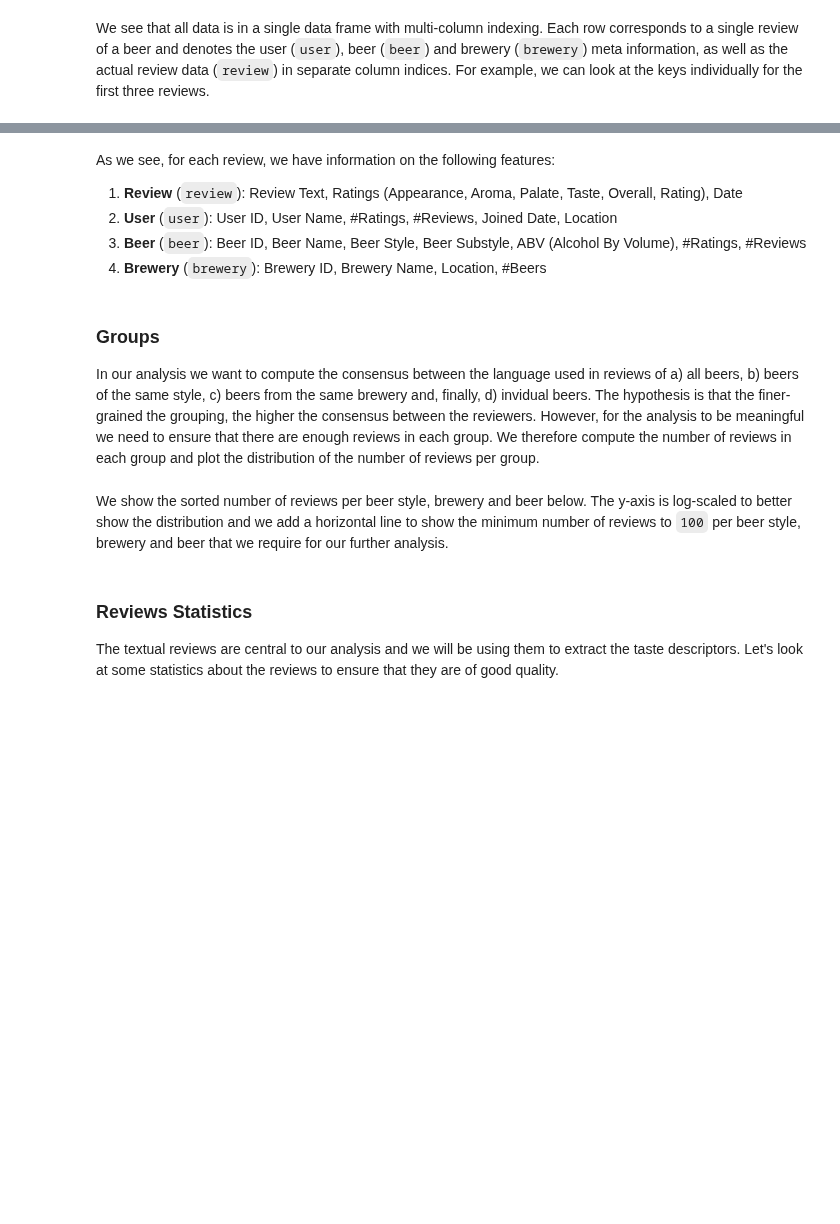
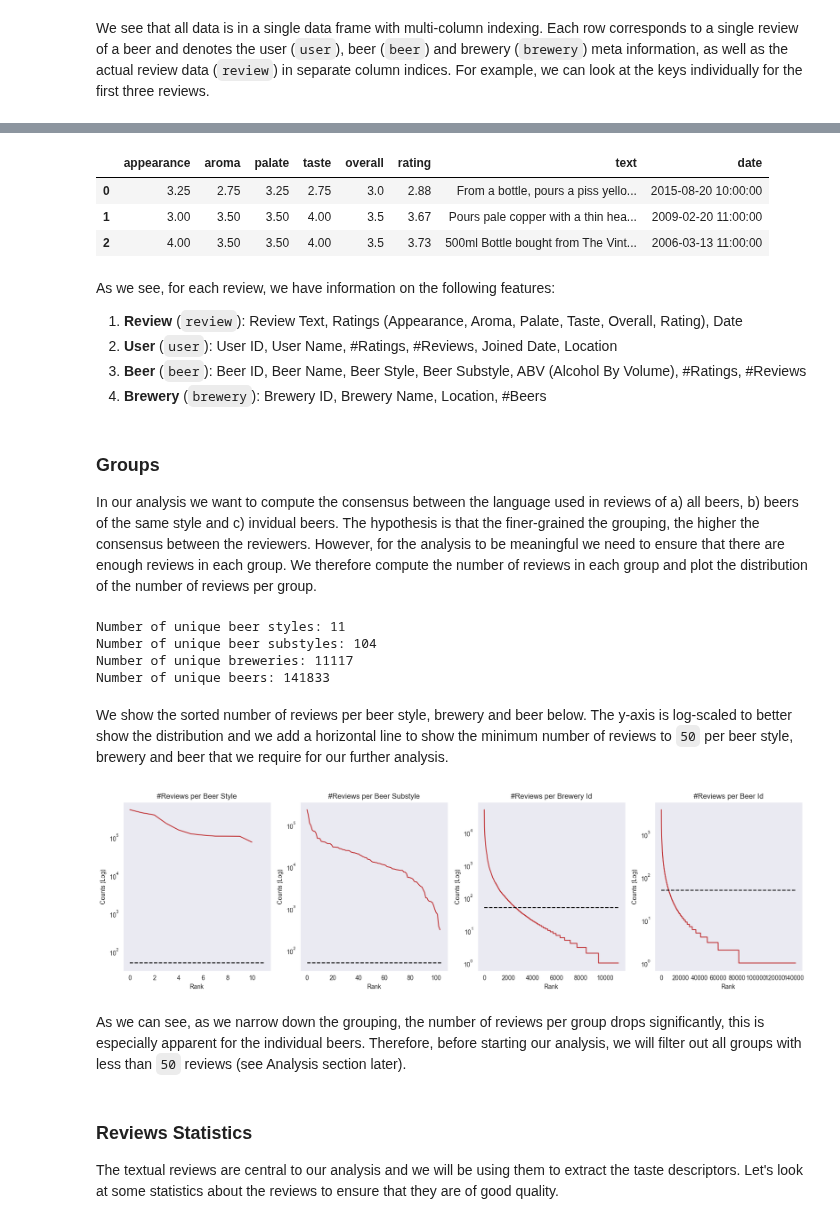
Before and after one commit to epfl-ada/ada-2023-project-blackada, a Jupyter notebook: main.ipynb, the cells around one changed output, grey strips where cells are left out. Saved outputs shown, nothing was run; the diff lists cells and outputs as text; code cells hidden in the pictures; blank space fills up the shorter version.

Commit message:
feat(main): went over the data section in detail, seems good

```diff
--- a/main.ipynb
+++ b/main.ipynb
@@ -79,14 +79,14 @@ pd.options.display.max_colwidth = 150
 # Load SpaCy model
 NLP = spacy.load("en_core_web_sm", disable=["ner", "parser"])
 DOC_BIN = DocBin(attrs=["LEMMA", "POS"])
-LOAD_DOCS = True
+LOAD_DOCS = False # This is if you want to play around feature extraction from text, by default we load the preprocessed data
 
 # URL for the full dataset
 DATA_URL = "https://drive.google.com/u/2/uc?id=1IqcAJtYrDB1j40rBY5M-PGp6KNX-E3xq&export=download"
 
 # To test our initial hypothesis, or just to be able to quickly
 # iterate on the code, we can use a subset of the data
-SUBSET_DEMO = True
+SUBSET_DEMO = False
 NUM_SUBSET_DEMO = 10000
 
 # Paths
@@ -103,6 +103,13 @@ SEED = 42
 # the consensus when the data is randomised
 SHUFFLE_REVIEWS = False
 
+# Group settings
+MIN_REVIEWS = 50 # Minimum number of reviews per group
+MAX_REVIEWS = None # Maximum number of reviews per group
+
+# Review settings
+MIN_WORDS = 50 # Minimum number of words per review
+
 # Here we select the type of metric to compare the embeddings
 METRIC = "cosine"
 
@@ -317,6 +360,11 @@ reviews["brewery"].head(3)
 # %%
 # Information about review for first 3 samples
 reviews["review"].head(3)
+# %% [output]
+|  | appearance | aroma | palate | taste | overall | rating | text | date |
+| 0 | 3.25 | 2.75 | 3.25 | 2.75 | 3.0 | 2.88 | From a bottle, pours a piss yello... | 2015-08-20 10:00:00 |
+| 1 | 3.00 | 3.50 | 3.50 | 4.00 | 3.5 | 3.67 | Pours pale copper with a thin hea... | 2009-02-20 11:00:00 |
+| 2 | 4.00 | 3.50 | 3.50 | 4.00 | 3.5 | 3.73 | 500ml Bottle bought from The Vint... | 2006-03-13 11:00:00 |
 # %% [markdown]
 As we see, for each review, we have information on the following features:
 
@@ -331,8 +379,7 @@ As we see, for each review, we have information on the following features:
 ### Groups
 
 In our analysis we want to compute the consensus between the language used in
-reviews of a) all beers, b) beers of the same style, c) beers from the same
-brewery and, finally, d) invidual beers. The hypothesis is that the
+reviews of a) all beers, b) beers of the same style and c) invidual beers. The hypothesis is that the
 finer-grained the grouping, the higher the consensus between the reviewers.
 However, for the analysis to be meaningful we need to ensure that there are
 enough reviews in each group. We therefore compute the number of reviews in each
@@ -347,45 +394,49 @@ print(f"Number of unique beer styles: {len(unique_beer_styles)}")
 print(f"Number of unique beer substyles: {len(unique_beer_substyles)}")
 print(f"Number of unique breweries: {len(unique_breweries)}")
 print(f"Number of unique beers: {len(unique_beers)}")
+# %% [output]
+Number of unique beer styles: 11
+Number of unique beer substyles: 104
+Number of unique breweries: 11117
+Number of unique beers: 141833
 # %% [markdown]
 We show the sorted number of reviews per beer style, brewery and beer below. The
 y-axis is log-scaled to better show the distribution and we add a horizontal
-line to show the minimum number of reviews to `100` per beer style, brewery and
+line to show the minimum number of reviews to `50` per beer style, brewery and
 beer that we require for our further analysis.
 # %%
-# Minimum number of reviews for a beer style, brewery, or beer to be included in the analysis
-MIN_REVIEWS = 5
-
 # Compute the number of reviews for each element in each group
 reviews_per_beer_style = (
     reviews.groupby(by=("beer", "style")).size().sort_values(ascending=False)
 )
 reviews_per_beer_substyle = (
     reviews.groupby(by=("beer", "substyle")).size().sort_values(ascending=False)
 )
 reviews_per_brewery = (
     reviews.groupby(by=("brewery", "id")).size().sort_values(ascending=False)
 )
 reviews_per_beer = (
     reviews.groupby(by=("beer", "id")).size().sort_values(ascending=False)
 )
 
 # Plot number of reviews per beer style
 fig, axs = plt.subplots(ncols=4, figsize=(20, 5))
 for ax, reviews_per_group in zip(
     axs, [reviews_per_beer_style, reviews_per_beer_substyle, reviews_per_brewery, reviews_per_beer]
 ):
     sns.lineplot(x=range(len(reviews_per_group)), y=reviews_per_group.values, ax=ax)
     ax.plot(
         [0, len(reviews_per_group)],
         [MIN_REVIEWS, MIN_REVIEWS],
         linestyle="--",
         color="black",
     )
     a, b = reviews_per_group.index.names[0]
     ax.set(
         title=f"#Reviews per {a.capitalize()} {b.capitalize()}",
         xlabel="Rank",
         ylabel="Counts (Log)",
         yscale="log",
     )
+# %% [output]
+[figure, added]
@@ -414,3 +443,5 @@ print(
+# %% [markdown]
+As we can see, as we narrow down the grouping, the number of reviews per group drops significantly, this is especially apparent for the individual beers. Therefore, before starting our analysis, we will filter out all groups with less than `50` reviews (see Analysis section later).
 # %% [markdown]
 ### Reviews Statistics
 
```
Also changed, not shown: parts of 24 cells of this notebook.
